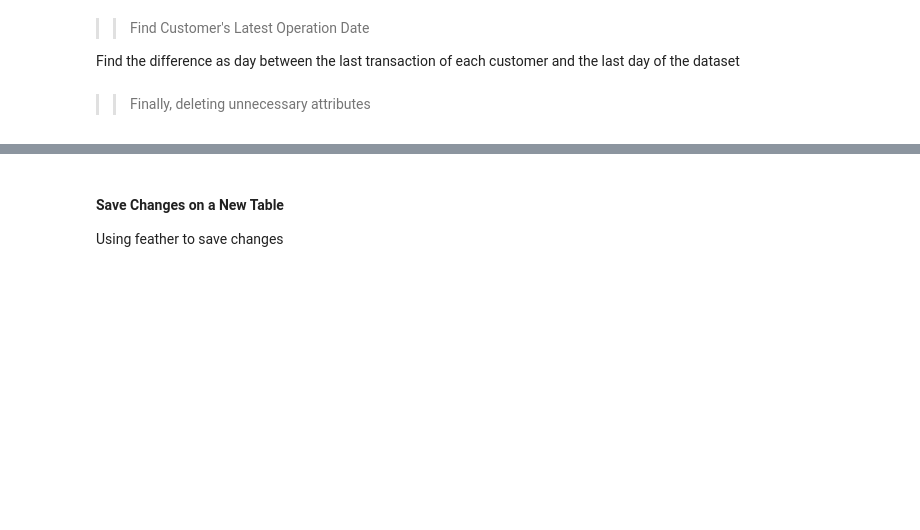
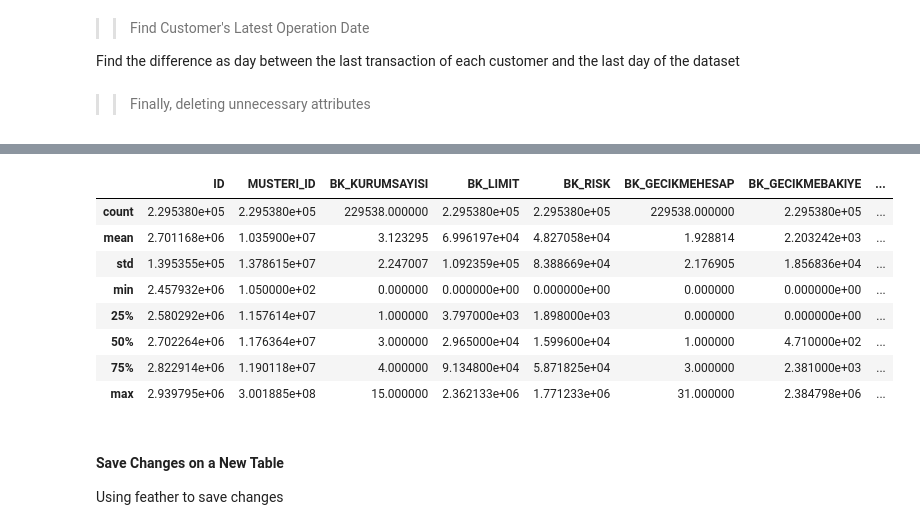
Before and after one commit to EmirhanServeren/factoring-customer-segmentation, a Jupyter notebook: preprocessing.ipynb, the cells around one changed output, grey strips where cells are left out. Cells and saved outputs as stored; diff of their text form; code cells hidden in the pictures; blank space fills up the shorter version.

```diff
--- a/preprocessing.ipynb
+++ b/preprocessing.ipynb
@@ -407,6 +469,18 @@ del g_company_type_df['CEK_TUTAR']      # delete the column CEK_TUTAR
 del g_company_type_df['ISLEM_TARIHI']   # delete the column ISLEM_TARIHI
 del g_company_type_df['AVERAGE_DAYS']   # delete the column AVERAGE_DAYS
 del g_company_type_df['CEK_NO']         # delete the column CEK_NO
+# %%
+g_company_type_df.describe()
+# %% [output]
+|  | ID | MUSTERI_ID | BK_KURUMSAYISI | BK_LIMIT | BK_RISK | BK_GECIKMEHESAP | BK_GECIKMEBAKIYE | ... |
+| count | 2.295380e+05 | 2.295380e+05 | 229538.000000 | 2.295380e+05 | 2.295380e+05 | 229538.000000 | 2.295380e+05 | ... |
+| mean | 2.701168e+06 | 1.035900e+07 | 3.123295 | 6.996197e+04 | 4.827058e+04 | 1.928814 | 2.203242e+03 | ... |
+| std | 1.395355e+05 | 1.378615e+07 | 2.247007 | 1.092359e+05 | 8.388669e+04 | 2.176905 | 1.856836e+04 | ... |
+| min | 2.457932e+06 | 1.050000e+02 | 0.000000 | 0.000000e+00 | 0.000000e+00 | 0.000000 | 0.000000e+00 | ... |
+| 25% | 2.580292e+06 | 1.157614e+07 | 1.000000 | 3.797000e+03 | 1.898000e+03 | 0.000000 | 0.000000e+00 | ... |
+| 50% | 2.702264e+06 | 1.176364e+07 | 3.000000 | 2.965000e+04 | 1.599600e+04 | 1.000000 | 4.710000e+02 | ... |
+| 75% | 2.822914e+06 | 1.190118e+07 | 4.000000 | 9.134800e+04 | 5.871825e+04 | 3.000000 | 2.381000e+03 | ... |
+| max | 2.939795e+06 | 3.001885e+08 | 15.000000 | 2.362133e+06 | 1.771233e+06 | 31.000000 | 2.384798e+06 | ... |
 # %% [markdown]
 #### Save Changes on a New Table
 
```
Also changed, not shown: parts of 11 cells of this notebook, 4 other files.
